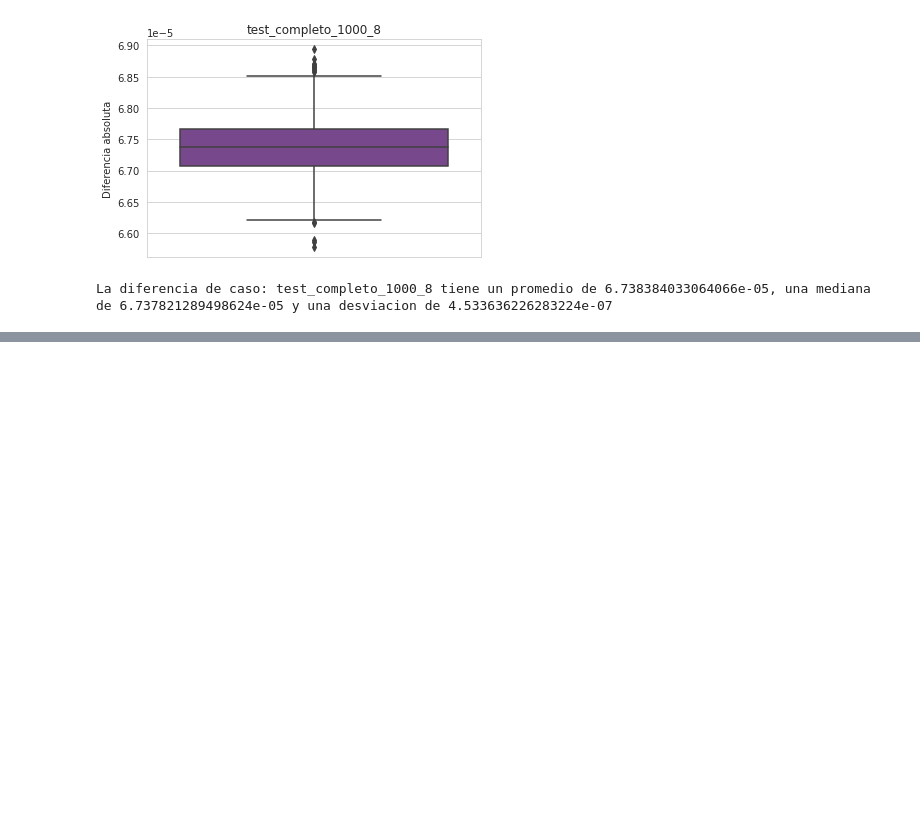
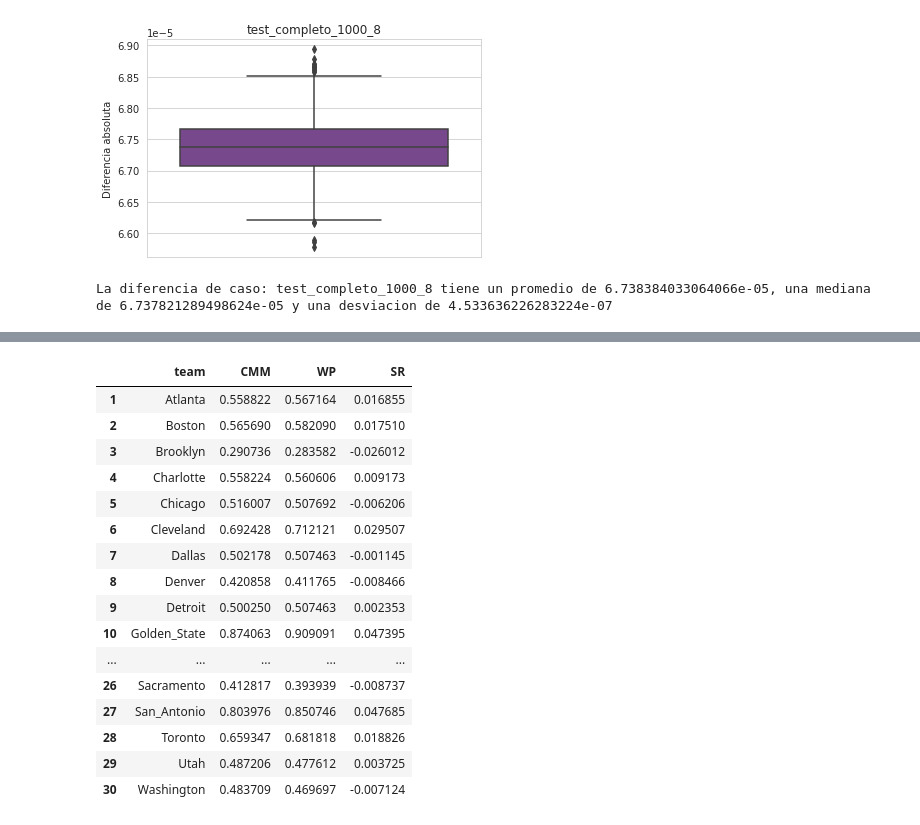
Before and after one commit to davidvenegasr/MetNum, a Jupyter notebook: tp1/experimentos/Analisis de Experimentos.ipynb, the cells around one changed output, grey strips where cells are left out. Saved outputs shown, nothing was run; the diff lists cells and outputs as text; code cells hidden in the pictures; blank space fills up the shorter version.

```diff
--- a/tp1/experimentos/Analisis de Experimentos.ipynb
+++ b/tp1/experimentos/Analisis de Experimentos.ipynb
@@ -44,0 +48,38 @@ La diferencia de caso: test_completo_1000_8 tiene un promedio de 6.7383840330640
+# %%
+df_CMM = open('nba/nba_2016_scores_0.out', 'r').readlines()
+df_WP = open('nba/nba_2016_scores_1.out', 'r').readlines()
+df_SR = open('nba/nba_2016_scores_2.out', 'r').readlines()
+columnCMM = []
+columnWP = []
+columnSR = []
+for row in df_CMM:
+    columnCMM.append(float(row))
+for row in df_WP:
+    columnWP.append(float(row))
+for row in df_SR:
+    columnSR.append(float(row))
+
+df_NBA = pd.read_csv('../data/nba_2016_teams.csv', names=['team'])
+
+df_NBA.insert(1, 'CMM', columnCMM)
+df_NBA.insert(2, 'WP', columnWP)
+df_NBA.insert(3, 'SR', columnSR)
+display(df_NBA)
+# %% [output]
+|  | team | CMM | WP | SR |
+| 1 | Atlanta | 0.558822 | 0.567164 | 0.016855 |
+| 2 | Boston | 0.565690 | 0.582090 | 0.017510 |
+| 3 | Brooklyn | 0.290736 | 0.283582 | -0.026012 |
+| 4 | Charlotte | 0.558224 | 0.560606 | 0.009173 |
+| 5 | Chicago | 0.516007 | 0.507692 | -0.006206 |
+| 6 | Cleveland | 0.692428 | 0.712121 | 0.029507 |
+| 7 | Dallas | 0.502178 | 0.507463 | -0.001145 |
+| 8 | Denver | 0.420858 | 0.411765 | -0.008466 |
+| 9 | Detroit | 0.500250 | 0.507463 | 0.002353 |
+| 10 | Golden_State | 0.874063 | 0.909091 | 0.047395 |
+| ... | ... | ... | ... | ... |
+| 26 | Sacramento | 0.412817 | 0.393939 | -0.008737 |
+| 27 | San_Antonio | 0.803976 | 0.850746 | 0.047685 |
+| 28 | Toronto | 0.659347 | 0.681818 | 0.018826 |
+| 29 | Utah | 0.487206 | 0.477612 | 0.003725 |
+| 30 | Washington | 0.483709 | 0.469697 | -0.007124 |
```
Also changed, not shown: parts of 8 cells of this notebook, 13 other files.
